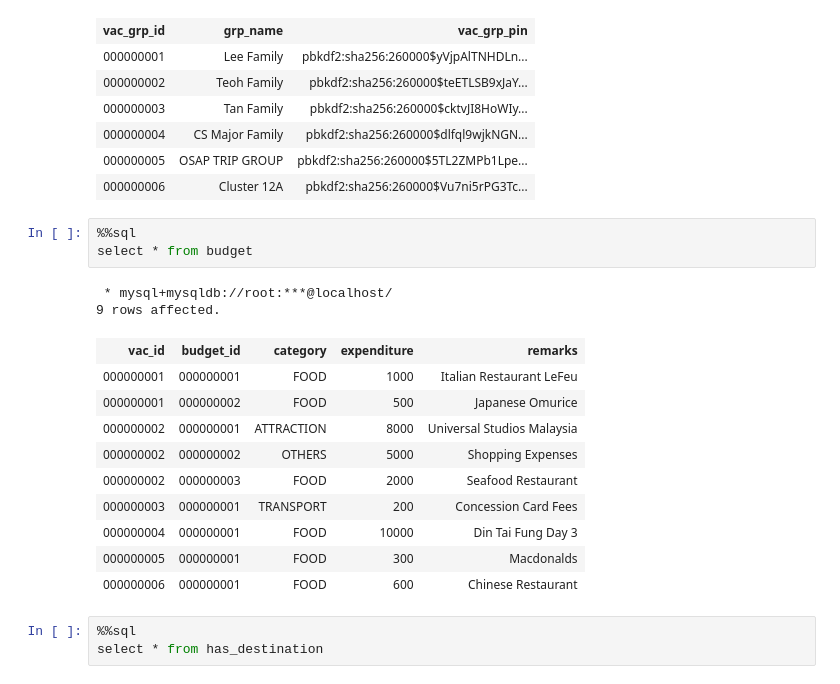
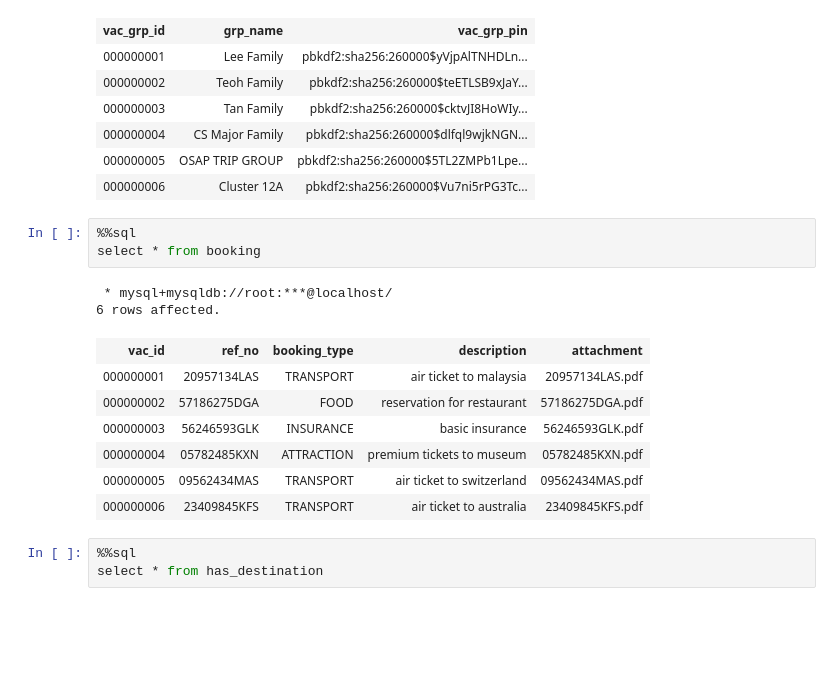
Before and after one commit to tyxin/ReadyHols, a Jupyter notebook: data_scripting.ipynb, the cells around one changed output. Saved outputs shown, nothing was run; the diff lists cells and outputs as text; blank space fills up the shorter version.

Commit message:
Basic Functionalities Complete

```diff
--- a/data_scripting.ipynb
+++ b/data_scripting.ipynb
@@ -737,20 +737,17 @@ select * from vacation_grp
 | 000000006 | Cluster 12A | pbkdf2:sha256:260000$Vu7ni5rPG3Tc... |
 # %%
 %%sql
-select * from budget
+select * from booking
 # %% [output]
  * mysql+mysqldb://root:***@localhost/
-9 rows affected.
+6 rows affected.
-| vac_id | budget_id | category | expenditure | remarks |
-| 000000001 | 000000001 | FOOD | 1000 | Italian Restaurant LeFeu |
-| 000000001 | 000000002 | FOOD | 500 | Japanese Omurice |
-| 000000002 | 000000001 | ATTRACTION | 8000 | Universal Studios Malaysia |
-| 000000002 | 000000002 | OTHERS | 5000 | Shopping Expenses |
-| 000000002 | 000000003 | FOOD | 2000 | Seafood Restaurant |
-| 000000003 | 000000001 | TRANSPORT | 200 | Concession Card Fees |
-| 000000004 | 000000001 | FOOD | 10000 | Din Tai Fung Day 3 |
-| 000000005 | 000000001 | FOOD | 300 | Macdonalds |
-| 000000006 | 000000001 | FOOD | 600 | Chinese Restaurant |
+| vac_id | ref_no | booking_type | description | attachment |
+| 000000001 | 20957134LAS | TRANSPORT | air ticket to malaysia | 20957134LAS.pdf |
+| 000000002 | 57186275DGA | FOOD | reservation for restaurant | 57186275DGA.pdf |
+| 000000003 | 56246593GLK | INSURANCE | basic insurance | 56246593GLK.pdf |
+| 000000004 | 05782485KXN | ATTRACTION | premium tickets to museum | 05782485KXN.pdf |
+| 000000005 | 09562434MAS | TRANSPORT | air ticket to switzerland | 09562434MAS.pdf |
+| 000000006 | 23409845KFS | TRANSPORT | air ticket to australia | 23409845KFS.pdf |
 # %%
 %%sql
 select * from has_destination
```
Also changed, not shown: parts of 1 cell of this notebook, 11 other files.
